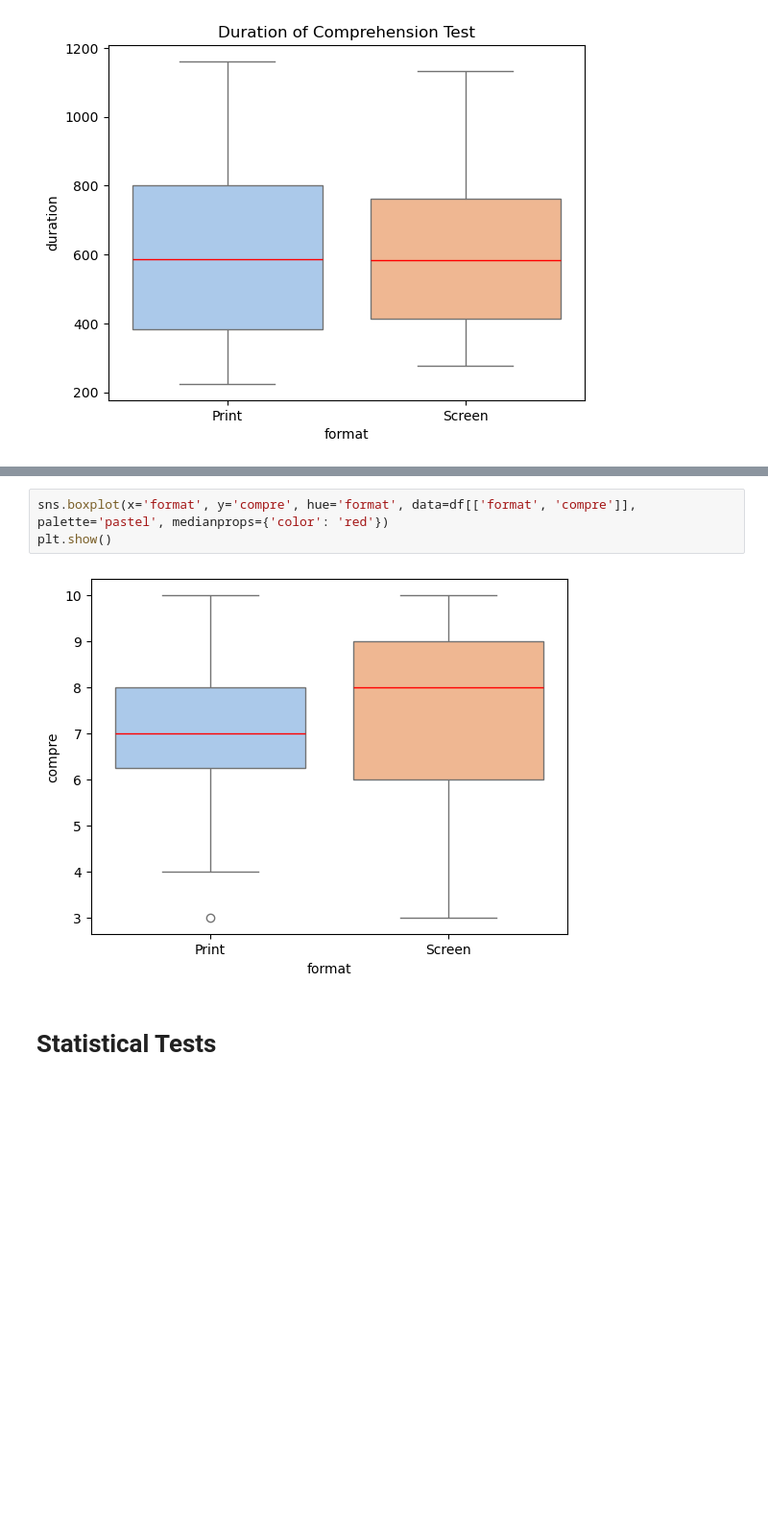
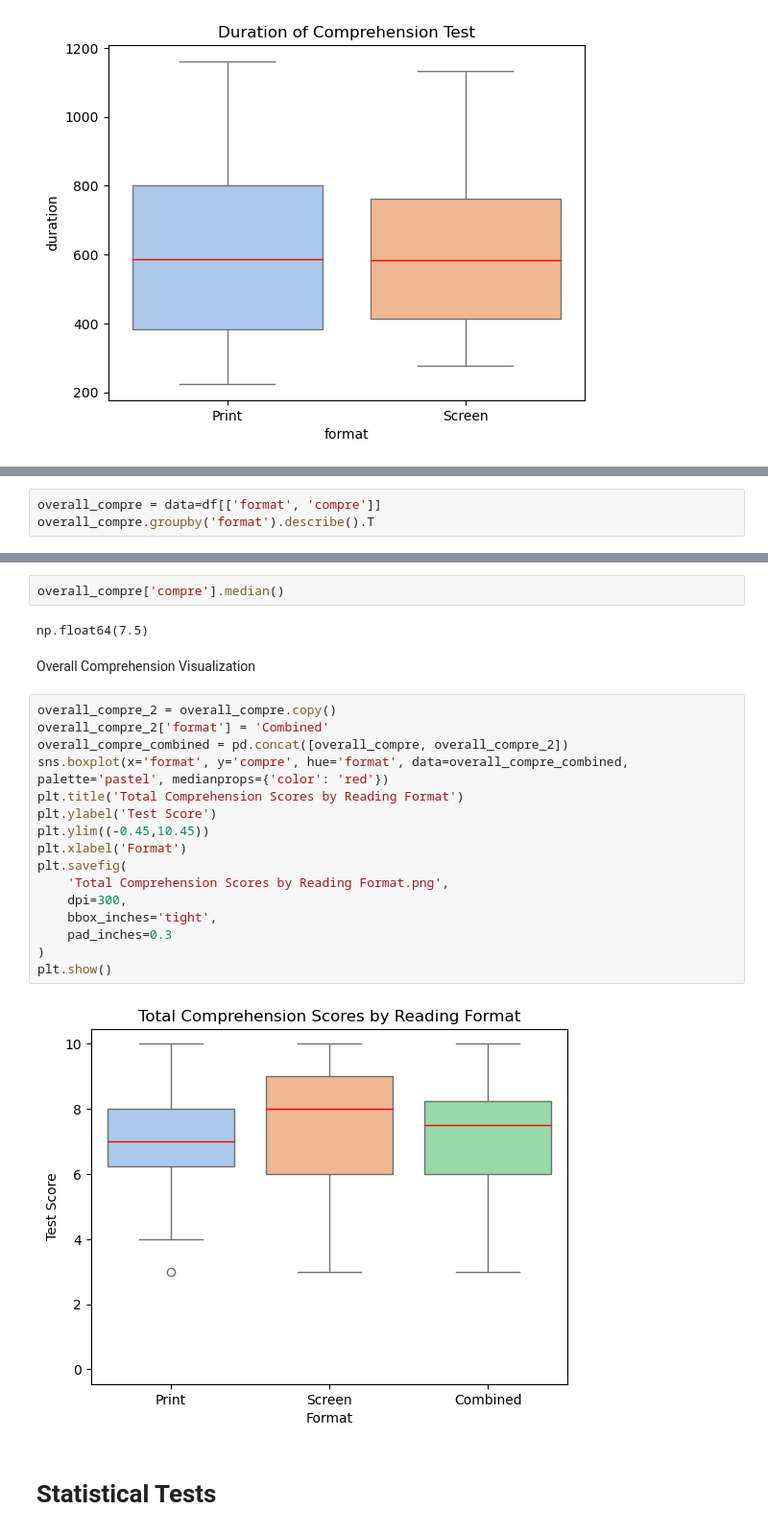
Before and after one commit to KyleCarlo/ScreenVSPrint, a Jupyter notebook: Notebook.ipynb, the cells around one changed output, grey strips where cells are left out. Shown at 96% size. Saved outputs shown, nothing was run; the diff lists cells and outputs as text; blank space fills up the shorter version.

```diff
--- a/Notebook.ipynb
+++ b/Notebook.ipynb
@@ -345,0 +451,3 @@ plt.show()
+# %%
+overall_compre = data=df[['format', 'compre']]
+overall_compre.groupby('format').describe().T
@@ -346,8 +485,27 @@ plt.show()
+# %%
+overall_compre['compre'].median()
+# %% [output]
+np.float64(7.5)
+# %% [markdown]
+Overall Comprehension Visualization
 # %%
-sns.boxplot(x='format', y='compre', hue='format', data=df[['format', 'compre']], palette='pastel', medianprops={'color': 'red'})
+overall_compre_2 = overall_compre.copy()
+overall_compre_2['format'] = 'Combined'
+overall_compre_combined = pd.concat([overall_compre, overall_compre_2])
+sns.boxplot(x='format', y='compre', hue='format', data=overall_compre_combined, palette='pastel', medianprops={'color': 'red'})
+plt.title('Total Comprehension Scores by Reading Format')
+plt.ylabel('Test Score')
+plt.ylim((-0.45,10.45))
+plt.xlabel('Format')
+plt.savefig(
+    'Total Comprehension Scores by Reading Format.png',
+    dpi=300,
+    bbox_inches='tight',
+    pad_inches=0.3
+)
 plt.show()
 # %% [output]
-[figure, old version]
+[figure, new version]
 # %% [markdown]
 # Statistical Tests
 # %% [markdown]
```
Also changed, not shown: parts of 27 cells of this notebook.
